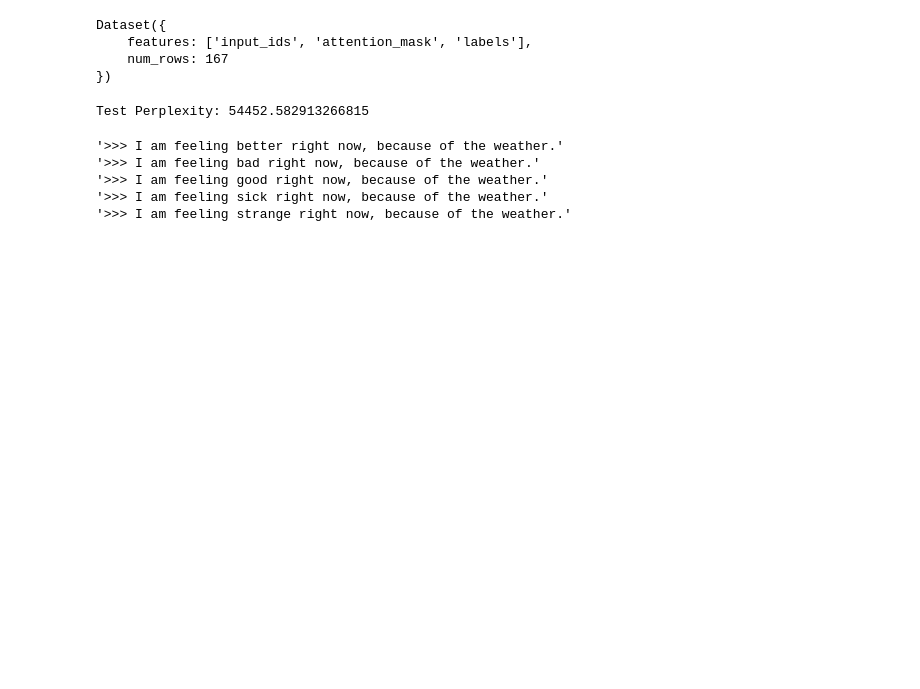
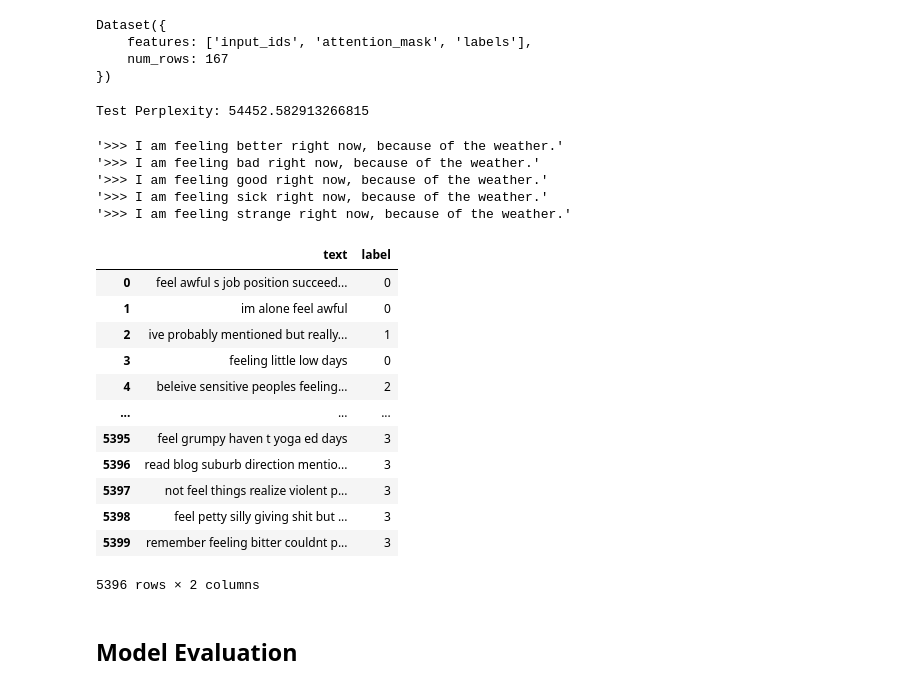
Before and after one commit to yoxerao/PLN, a Jupyter notebook: delivery2/model_training_with_masking.ipynb, the cells around one changed output. Saved outputs shown, nothing was run; the diff lists cells and outputs as text; code cells hidden in the pictures; blank space fills up the shorter version.

```diff
--- a/delivery2/model_training_with_masking.ipynb
+++ b/delivery2/model_training_with_masking.ipynb
@@ -713,3 +787,21 @@ for token in top_5_tokens:
 '>>> I am feeling strange right now, because of the weather.'
 # %%
 # save model_m
+# %%
+test_data
+# %% [output]
+|  | text | label |
+| 0 | feel awful s job position succeed... | 0 |
+| 1 | im alone feel awful | 0 |
+| 2 | ive probably mentioned but really... | 1 |
+| 3 | feeling little low days | 0 |
+| 4 | beleive sensitive peoples feeling... | 2 |
+| ... | ... | ... |
+| 5395 | feel grumpy haven t yoga ed days | 3 |
+| 5396 | read blog suburb direction mentio... | 3 |
+| 5397 | not feel things realize violent p... | 3 |
+| 5398 | feel petty silly giving shit but ... | 3 |
+| 5399 | remember feeling bitter couldnt p... | 3 |
+5396 rows × 2 columns
+# %% [markdown]
+## Model Evaluation
```
Also changed, not shown: parts of 20 cells of this notebook, 18 other files.
